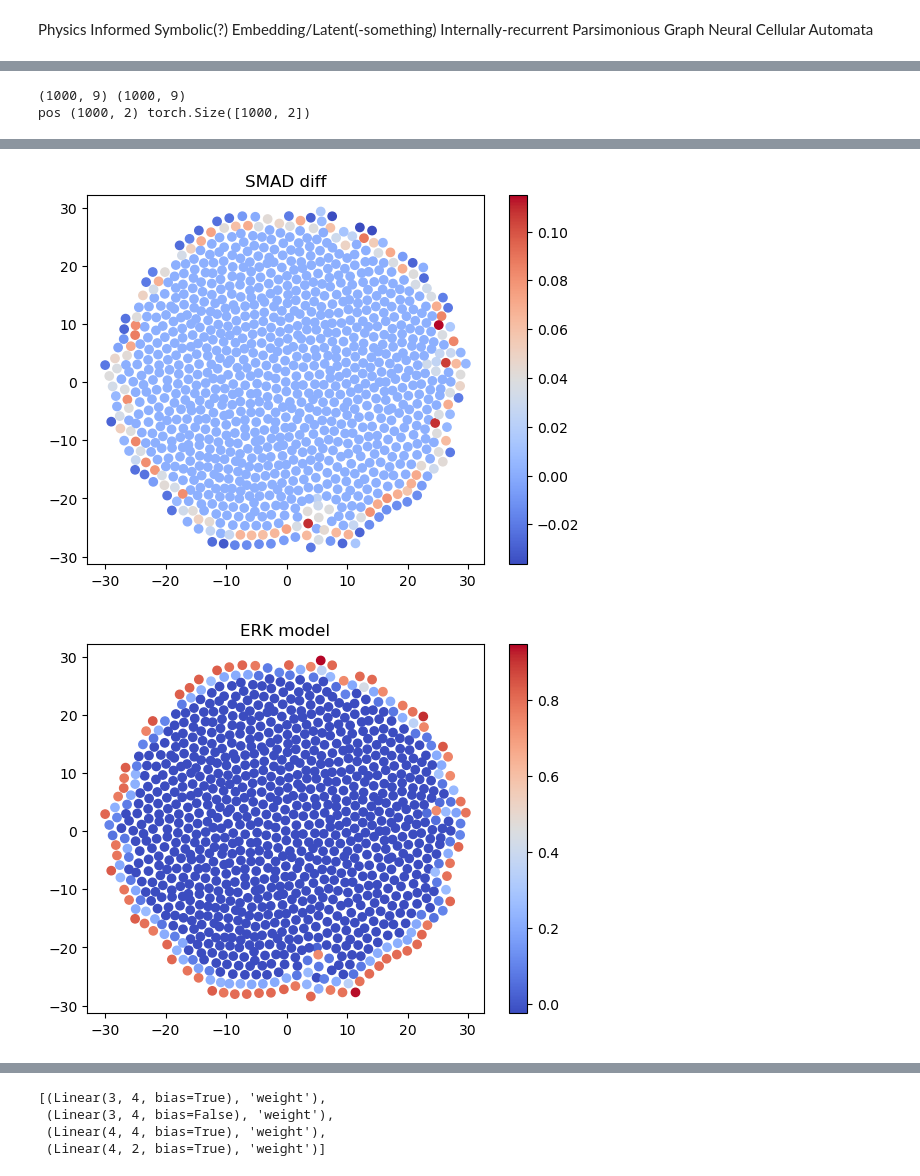
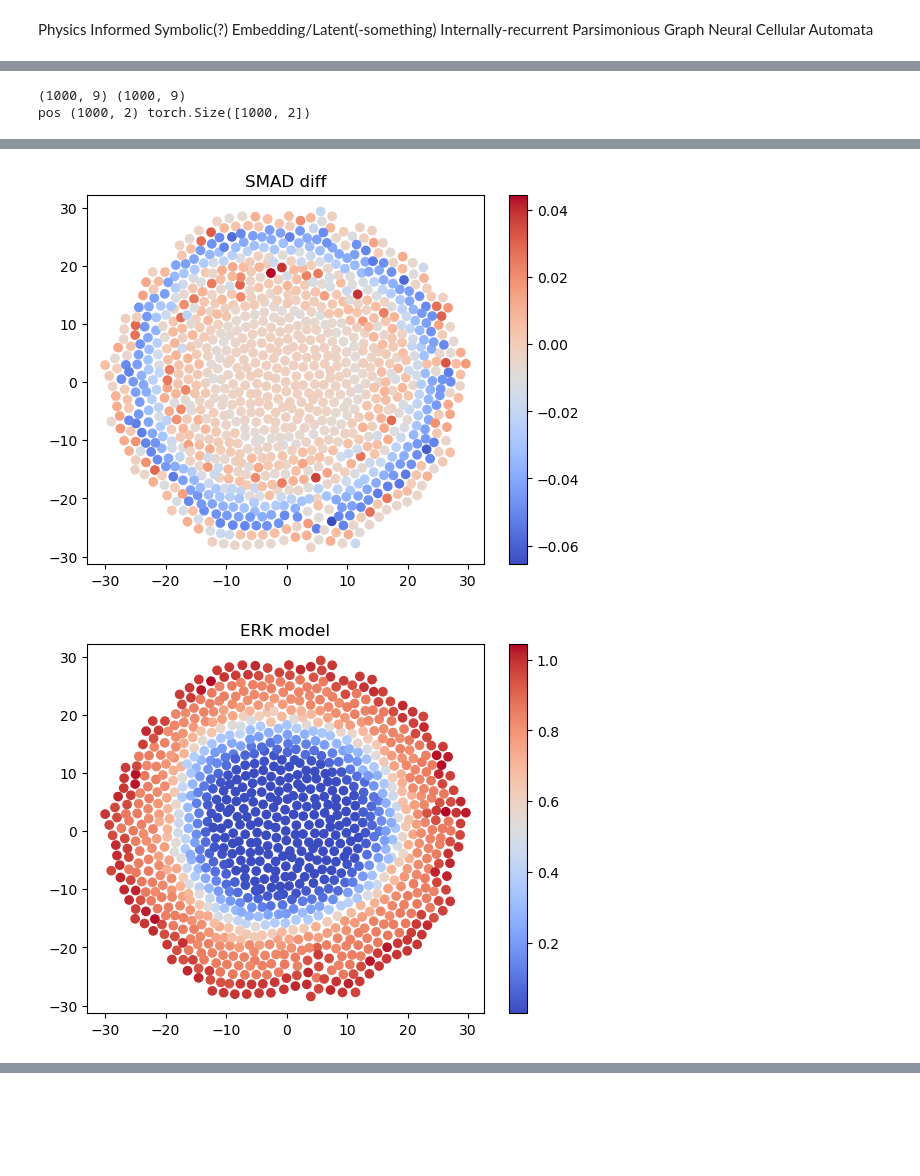
Before and after one commit to JakobSchauser/PhD, a Jupyter notebook: code/NCAs/NCA_message_passing.ipynb, the cells around one changed output, grey strips where cells are left out. Drawn from its saved outputs; the diff is of its cells as text; code cells hidden in the pictures; blank space fills up the shorter version.

```diff
--- a/code/NCAs/NCA_message_passing.ipynb
+++ b/code/NCAs/NCA_message_passing.ipynb
@@ -294,0 +72,9 @@ KeyboardInterrupt:
+# %%
+
+model = CustomGNN(3, [4,4], 2)
+
+env = Environment(data, positions)
+
+env.set_model(model)
+
+env.train(5000)
@@ -300,7 +109,7 @@ y_val = env.ys[0]
 
 poss = env.positions[0]
 
-iii  = 10
+iii  = 600
 X = torch.tensor(y_val[iii], dtype=torch.float32)
 target = torch.tensor(y_val[iii+10] , dtype=torch.float32)
 
@@ -360,2 +169,2 @@ pos (1000, 2) torch.Size([1000, 2])
-[figure, old version]
+[figure, new version]
-[figure, old version]
+[figure, new version]
@@ -363,20 +171,0 @@ pos (1000, 2) torch.Size([1000, 2])
-# %%
-parameters_to_prune = []
-
-for layer in model.modules():
-    if hasattr(layer, 'weight'):
-        parameters_to_prune.append((layer, 'weight'))
-
-from torch.nn.utils import prune
-prune.global_unstructured(
-    parameters_to_prune,
-    pruning_method=prune.L1Unstructured,
-    amount=0.2,
-)
-
-parameters_to_prune
-# %% [output]
-[(Linear(3, 4, bias=True), 'weight'),
- (Linear(3, 4, bias=False), 'weight'),
- (Linear(4, 4, bias=True), 'weight'),
- (Linear(4, 2, bias=True), 'weight')]
```
Also changed, not shown: parts of 15 cells of this notebook, 5 other files.
